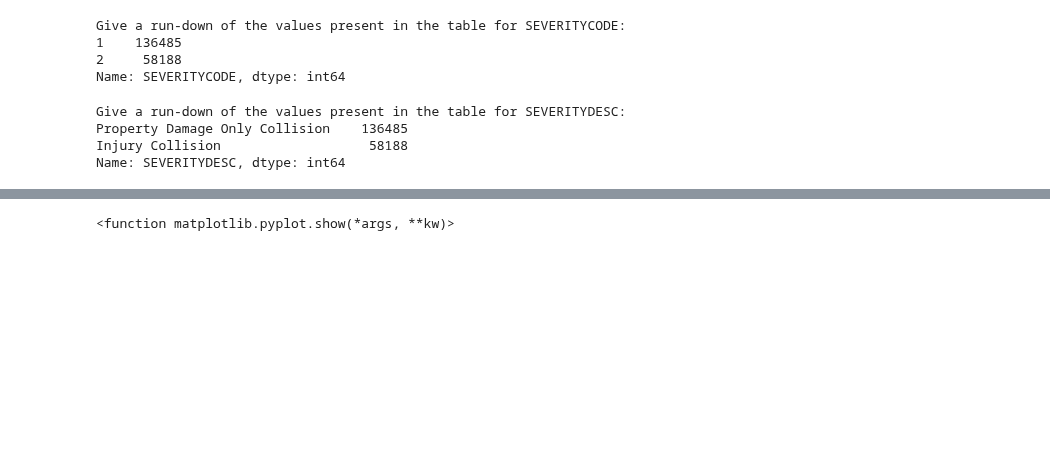
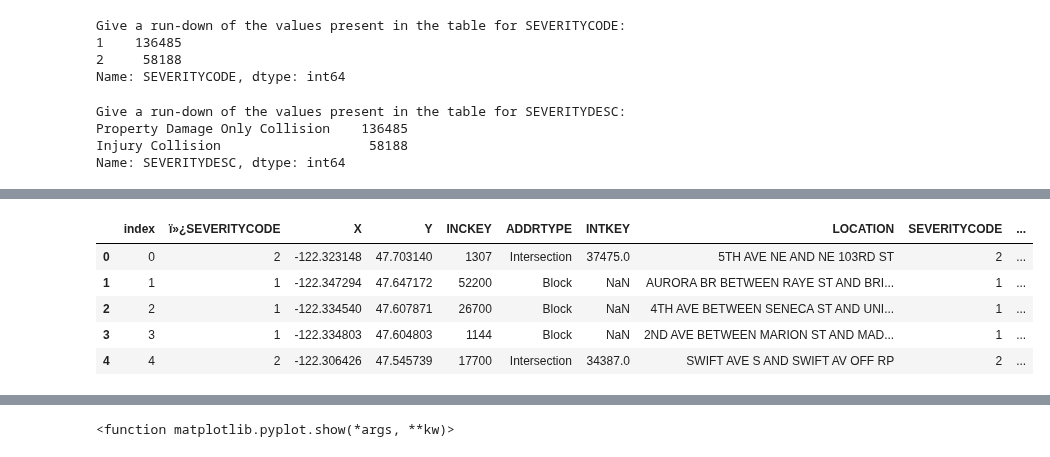
Before and after one commit to roysantu2002/Coursera_Capstone, a Jupyter notebook: Coursera_Capstone.ipynb, the cells around one changed output, grey strips where cells are left out. Saved outputs shown, nothing was run; the diff lists cells and outputs as text; code cells hidden in the pictures; blank space fills up the shorter version.

Commit message:
data cleaning continued

```diff
--- a/Coursera_Capstone.ipynb
+++ b/Coursera_Capstone.ipynb
@@ -198,0 +183,5 @@ dtype: int64
+# %%
+#set speeding values [nan, 'Y'] to numeric 0 & 1
+data_df_01["SPEEDING"].replace(np.nan, 0, inplace=True)
+data_df_01["SPEEDING"].replace("Y", 1, inplace=True)
+data_df_01["SPEEDING"].unique()
@@ -198,0 +195,5 @@ dtype: int64
+# %%
+#set INATTENTIONIND values [nan, 'Y'] to numeric 0 & 1
+data_df_01["INATTENTIONIND"].replace(np.nan, 0, inplace=True)
+data_df_01["INATTENTIONIND"].replace("Y", 1, inplace=True)
+data_df_01["INATTENTIONIND"].unique()
@@ -198,0 +207,8 @@ dtype: int64
+# %%
+# Set UNDERINFL values ['N', '0', nan, '1', 'Y'] to numeric 0, 1, 1
+data_df_01["UNDERINFL"].replace(np.nan, 0, inplace=True)
+data_df_01["UNDERINFL"].replace('N', 0, inplace=True)
+data_df_01["UNDERINFL"].replace('0', 0, inplace=True)
+data_df_01["UNDERINFL"].replace('1', 1, inplace=True)
+data_df_01["UNDERINFL"].replace("Y", 1, inplace=True)
+data_df_01["UNDERINFL"].unique()
@@ -198,0 +217,8 @@ dtype: int64
+# %%
+#PEDROWNOTGRNT & HITPARKEDCAR
+data_df_01["PEDROWNOTGRNT"].replace(np.nan, 0, inplace=True)
+data_df_01["PEDROWNOTGRNT"].replace("Y", 1, inplace=True)
+
+data_df_01["HITPARKEDCAR"].replace("N", 0, inplace=True)
+data_df_01["HITPARKEDCAR"].replace(np.nan, 0, inplace=True)
+data_df_01["HITPARKEDCAR"].replace("Y", 1, inplace=True)
@@ -198,0 +310,10 @@ dtype: int64
+# %%
+#Lets have a look at the current state of the df
+data_df_01.head()
+# %% [output]
+|  | index | ï»¿SEVERITYCODE | X | Y | INCKEY | ADDRTYPE | INTKEY | LOCATION | SEVERITYCODE | ... |
+| 0 | 0 | 2 | -122.323148 | 47.703140 | 1307 | Intersection | 37475.0 | 5TH AVE NE AND NE 103RD ST | 2 | ... |
+| 1 | 1 | 1 | -122.347294 | 47.647172 | 52200 | Block | NaN | AURORA BR BETWEEN RAYE ST AND BRI... | 1 | ... |
+| 2 | 2 | 1 | -122.334540 | 47.607871 | 26700 | Block | NaN | 4TH AVE BETWEEN SENECA ST AND UNI... | 1 | ... |
+| 3 | 3 | 1 | -122.334803 | 47.604803 | 1144 | Block | NaN | 2ND AVE BETWEEN MARION ST AND MAD... | 1 | ... |
+| 4 | 4 | 2 | -122.306426 | 47.545739 | 17700 | Intersection | 34387.0 | SWIFT AVE S AND SWIFT AV OFF RP | 2 | ... |
```
Also changed, not shown: parts of 34 cells of this notebook.
